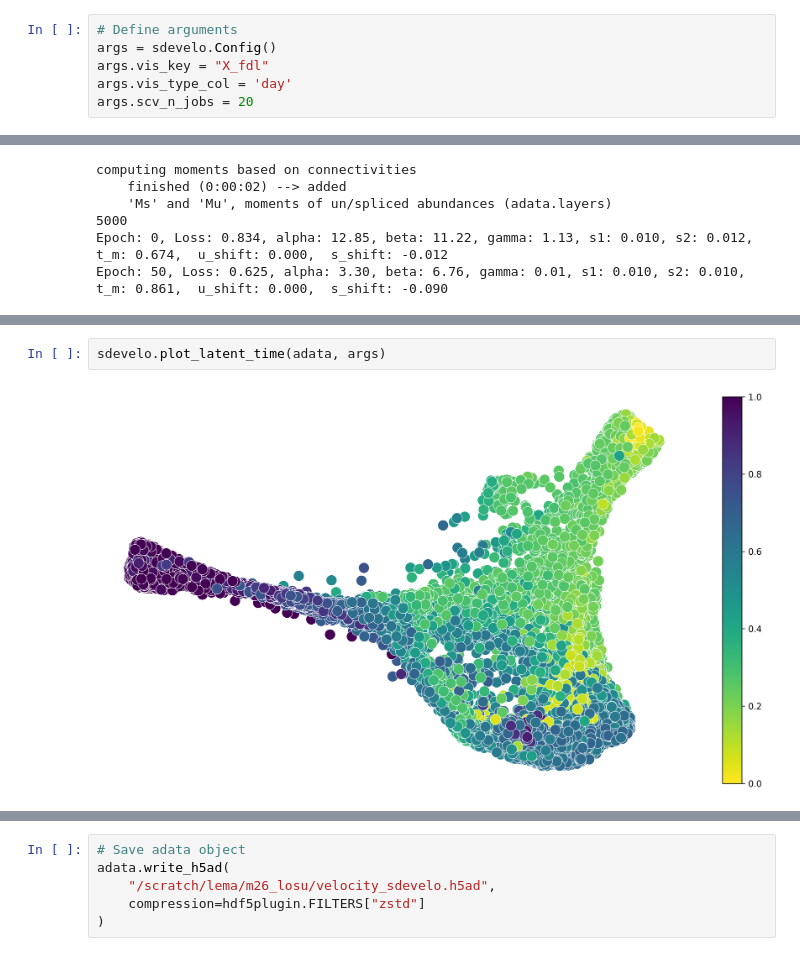
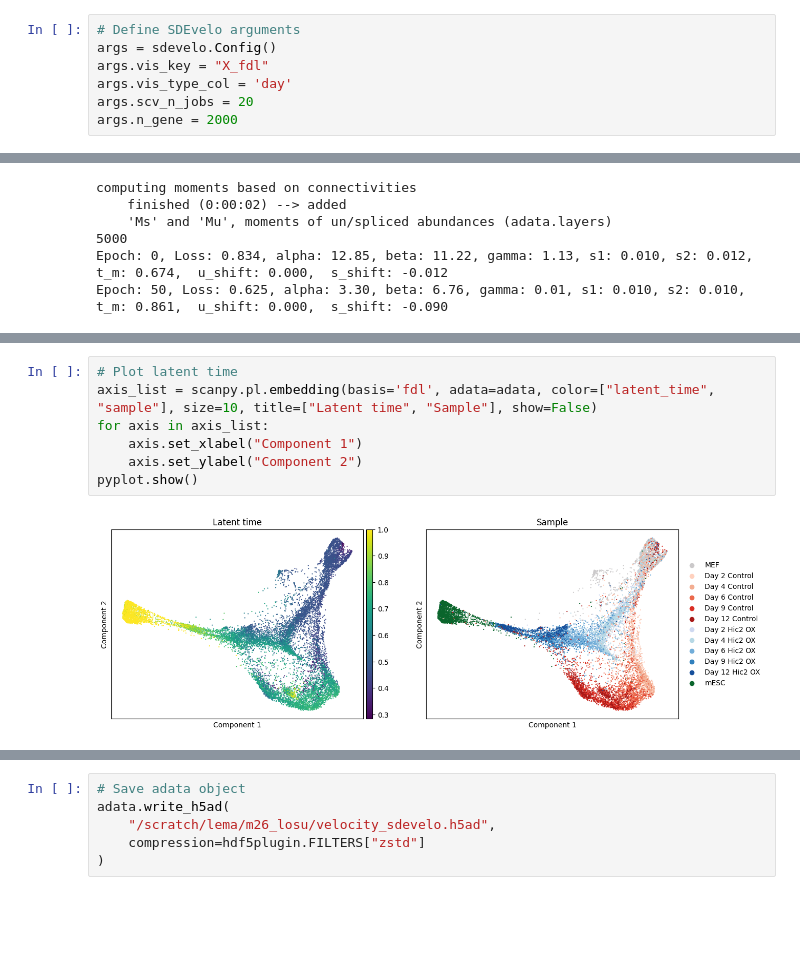
Before and after one commit to logolyte/hic2_masters_project, a Jupyter notebook: SDEvelo.ipynb, the cells around one changed output, grey strips where cells are left out. Saved outputs shown, nothing was run; the diff lists cells and outputs as text; blank space fills up the shorter version.

Commit message:
Updated SDEvelo notebook

```diff
--- a/SDEvelo.ipynb
+++ b/SDEvelo.ipynb
@@ -27,9 +68,10 @@ AnnData object with n_obs × n_vars = 12791 × 48526
 # %%
-# Define arguments
+# Define SDEvelo arguments
 args = sdevelo.Config()
 args.vis_key = "X_fdl"
 args.vis_type_col = 'day'
 args.scv_n_jobs = 20
+args.n_gene = 2000
 # %%
 # Train SDEvelo model
 model = sdevelo.SDENN(args, adata)
@@ -58,10 +100,15 @@ AnnData object with n_obs × n_vars = 12791 × 2000
     varm: 'PCs'
     layers: 'ambiguous', 'matrix', 'spliced', 'unspliced', 'Ms', 'Mu', 'sde_velocity', 'pred_u', 'pred_s'
     obsp: 'distances', 'connectivities'
-# %%
-sdevelo.plot_latent_time(adata, args)
-# %% [output]
-[figure, removed]
+# %%
+# Plot latent time
+axis_list = scanpy.pl.embedding(basis='fdl', adata=adata, color=["latent_time", "sample"], size=10, title=["Latent time", "Sample"], show=False)
+for axis in axis_list:
+    axis.set_xlabel("Component 1")
+    axis.set_ylabel("Component 2")
+pyplot.show()
+# %% [output]
+[figure, added]
 # %%
 # Velocity cosine correlations
 scvelo.tl.velocity_graph(adata, vkey="sde_velocity", n_jobs=16)
```
Also changed, not shown: parts of 16 cells of this notebook.
